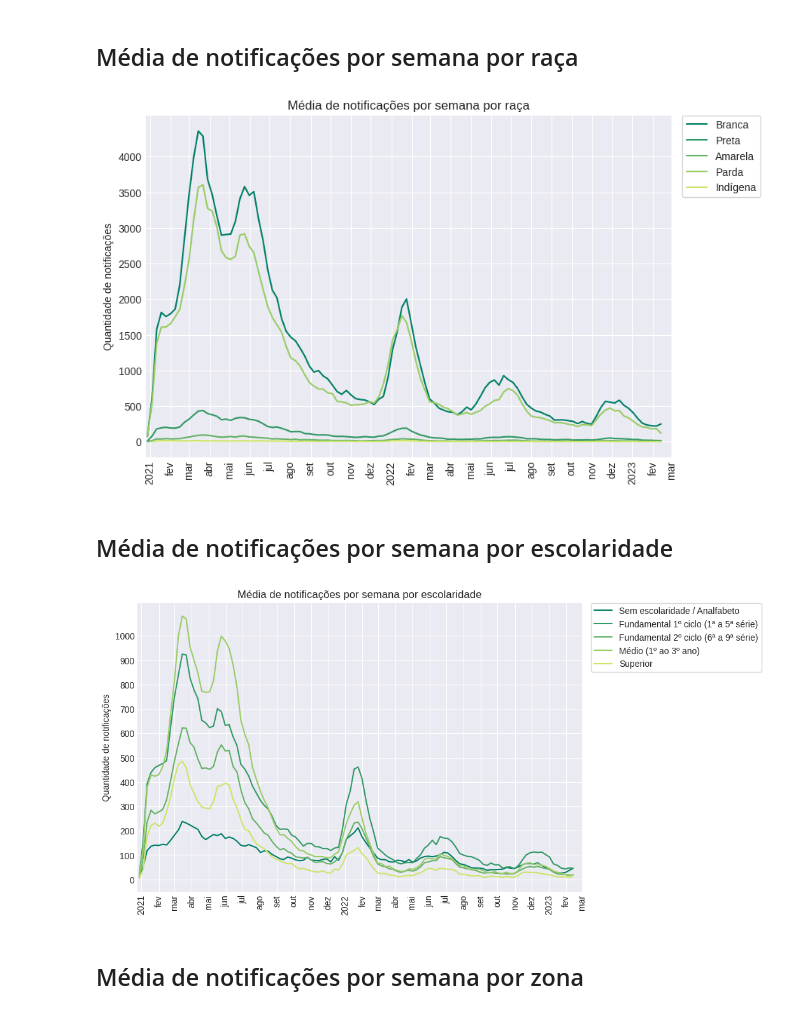
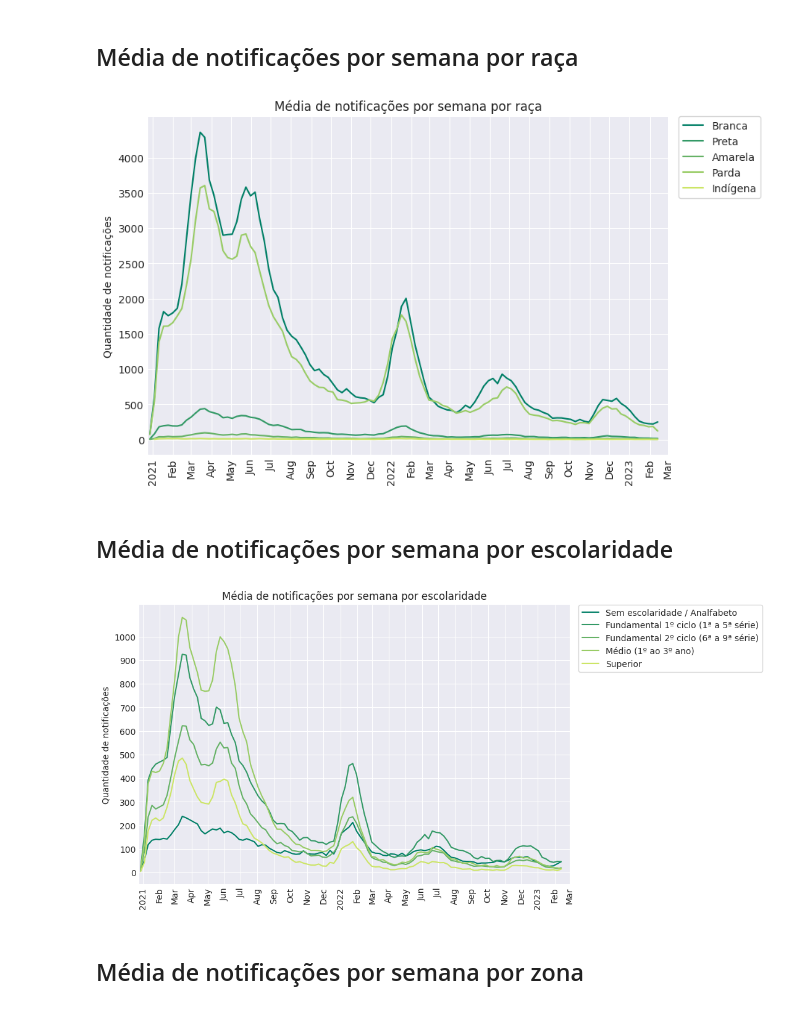
Before and after one commit to flohmannjr/PJI410, a Jupyter notebook: PJI410_analise.ipynb, the cells around one changed output. Saved outputs shown, nothing was run; the diff lists cells and outputs as text; code cells hidden in the pictures.

Commit message:
sns.set_style("darkgrid")

```diff
--- a/PJI410_analise.ipynb
+++ b/PJI410_analise.ipynb
@@ -37,11 +26,13 @@ import datetime, locale
 # Configurações
 # %%
 plt.rcParams['figure.figsize'] = [9, 6]
-plt.rcParams['figure.dpi'] = 100
+plt.rcParams['figure.dpi']     = 100
 
-plt.style.use('seaborn-darkgrid')
+# plt.style.use('seaborn-darkgrid')
+# plt.style.use('seaborn-v0_8-darkgrid')
+sns.set_style("darkgrid")
 
-locale.setlocale(locale.LC_ALL, 'pt_BR')
+# locale.setlocale(locale.LC_ALL, 'pt_BR')
 
 PALETA = 'summer_r'
 CORES  = ['#007F66', '#339966', '#66B266', '#99CC66', '#CCE566']
@@ -260,36 +252,40 @@ plt.yticks(np.arange(0, int(np.ceil(df_raca['Quantidade'].max() / ytick_step) *
 
 plt.grid(visible=True, which='both', axis='both')
 
-plt.legend(loc=(1.02, 0.76), frameon=True, facecolor='white', labels=RACAS.values());
+handles, _ = ax.get_legend_handles_labels()
+
+plt.legend(loc=(1.02, 0.76), frameon=True, facecolor='white', handles=handles, labels=RACAS.values());
 # %% [output]
-[figure, old version]
+[figure, new version]
 # %% [markdown]
 ## Média de notificações por semana por escolaridade
 # %%
 ax = sns.lineplot(data=df_escolaridade, x='Segunda-feira', y='Quantidade', hue='Escolaridade', palette=CORES)
 
 plt.title('Média de notificações por semana por escolaridade')
 plt.xlabel('')
 plt.ylabel('Quantidade de notificações')
 
 plt.xlim([datetime.date(2020, 12, 25), datetime.date(2023, 3, 1)])
 
 ax.xaxis.set_major_locator(mdates.YearLocator())
 ax.xaxis.set_minor_locator(mdates.MonthLocator())
 ax.xaxis.set_minor_formatter(mdates.DateFormatter('%b'))
 
 for tick in ax.get_xticklabels(which='both'):
     tick.set_rotation(90)
 
 ytick_step = 100
 
 plt.yticks(np.arange(0, int(np.ceil(df_escolaridade['Quantidade'].max() / ytick_step) * ytick_step), ytick_step))
 
 plt.grid(visible=True, which='both', axis='both')
 
-plt.legend(loc=(1.02, 0.76), frameon=True, facecolor='white', labels=ESCOLARIDADES.values());
+handles, _ = ax.get_legend_handles_labels()
+
+plt.legend(loc=(1.02, 0.76), frameon=True, facecolor='white', handles=handles, labels=ESCOLARIDADES.values());
 # %% [output]
-[figure, old version]
+[figure, new version]
 # %% [markdown]
 ## Média de notificações por semana por zona
 # %%
```
Also changed, not shown: parts of 11 cells of this notebook.
